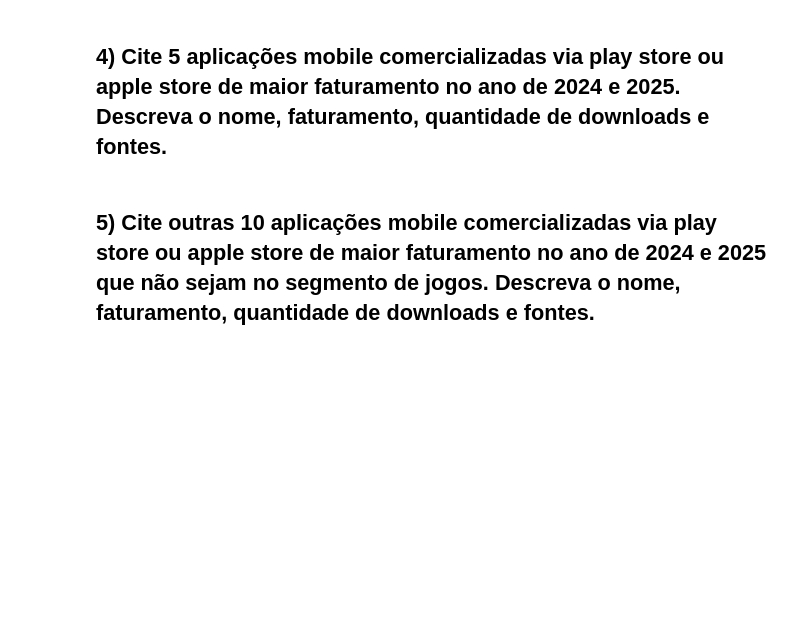
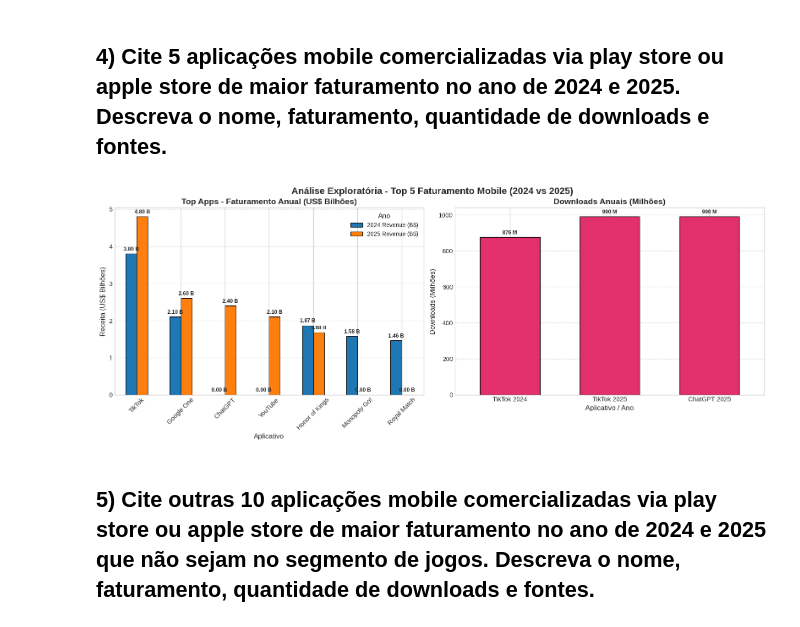
Before and after one commit to leeobazzana01/Mobile-Market-Share-, a Jupyter notebook: mobile_market_share_2026.ipynb, the cells around one changed output. Cells and saved outputs as stored; diff of their text form; code cells hidden in the pictures; blank space fills up the shorter version.

```diff
--- a/mobile_market_share_2026.ipynb
+++ b/mobile_market_share_2026.ipynb
@@ -882,6 +882,99 @@ No desenvolvimento de jogos para dispositivos móveis, a otimização de desempe
 ---
 # %% [markdown]
 ## 4) Cite 5 aplicações mobile comercializadas via play store ou apple store de maior faturamento no ano de 2024 e 2025. Descreva o nome, faturamento, quantidade de downloads e fontes.
+# %%
+# Dados de 2024 (exatamente como na sua tabela)
+data_2024 = {
+    'App': ['TikTok', 'Honor of Kings', 'Monopoly Go!', 'Royal Match', 'Google One'],
+    'Revenue_Billions': [3.8, 1.87, 1.58, 1.46, 2.1],  # Nota: Google One (2.1) é maior que 2º, 3º e 4º
+    'Downloads_Millions': [876, None, None, None, None]
+}
+
+# Dados de 2025 (exatamente como na sua tabela)
+data_2025 = {
+    'App': ['TikTok', 'Google One', 'ChatGPT', 'YouTube', 'Honor of Kings'],
+    'Revenue_Billions': [4.8, 2.6, 2.4, 2.1, 1.68],
+    'Downloads_Millions': [990, None, 990, None, None]
+}
+
+df_2024 = pd.DataFrame(data_2024)
+df_2025 = pd.DataFrame(data_2025)
+
+
+# Lista única com todos os aplicativos mencionados (para alinhar os anos)
+all_apps = ['TikTok', 'Google One', 'ChatGPT', 'YouTube',
+            'Honor of Kings', 'Monopoly Go!', 'Royal Match']
+
+# Mapeamento de receita por ano (valores nulos para apps que não aparecem naquele ano)
+rev_2024_map = {row['App']: row['Revenue_Billions'] for _, row in df_2024.iterrows()}
+rev_2025_map = {row['App']: row['Revenue_Billions'] for _, row in df_2025.iterrows()}
+
+# Cria o DataFrame base para o plot
+df_plot = pd.DataFrame({
+    'App': all_apps,
+    '2024 Revenue (B$)': [rev_2024_map.get(app, np.nan) for app in all_apps],
+    '2025 Revenue (B$)': [rev_2025_map.get(app, np.nan) for app in all_apps]
+})
+df_plot.set_index('App', inplace=True)
+
+# Ordena pela receita de 2025 (para ficar mais bonito visualmente)
+# Se quiser manter a ordem do ranking, comente a linha abaixo.
+df_plot = df_plot.sort_values('2025 Revenue (B$)', ascending=False)
+
+# ------------------------------------------------------------
+# 3. GRÁFICO 1: RECEITA ANUAL (BARRAS AGRUPADAS)
+# ------------------------------------------------------------
+
+fig, (ax1, ax2) = plt.subplots(1, 2, figsize=(16, 6))
+
+# --- Subplot 1: Barras Agrupadas ---
+colors = ['#1f77b4', '#ff7f0e']  # Azul para 2024, Laranja para 2025
+df_plot.plot(kind='bar', ax=ax1, color=colors, edgecolor='black', linewidth=0.8)
+
+ax1.set_title('Top Apps - Faturamento Anual (US$ Bilhões)', fontsize=14, fontweight='bold')
+ax1.set_ylabel('Receita (US$ Bilhões)', fontsize=12)
+ax1.set_xlabel('Aplicativo', fontsize=12)
+ax1.legend(title='Ano', fontsize=10)
+ax1.grid(axis='y', linestyle='--', alpha=0.6)
+
+# Adiciona os valores numéricos no topo das barras
+for container in ax1.containers:
+    ax1.bar_label(container, fmt='%.2f B', padding=3, fontsize=9, fontweight='bold')
+
+# Ajusta o ângulo do rótulo do eixo X para não sobrepor
+ax1.tick_params(axis='x', rotation=45)
+
+#gráfico 2: downloads
+# Coleta os downloads disponíveis
+downloads_data = [
+    {'App': 'TikTok 2024', 'Downloads (Milhões)': 876},
+    {'App': 'TikTok 2025', 'Downloads (Milhões)': 990},
+    {'App': 'ChatGPT 2025', 'Downloads (Milhões)': 990}
+]
+df_downloads = pd.DataFrame(downloads_data)
+df_downloads.set_index('App', inplace=True)
+
+#cores tematricas
+bar_colors = ['#e1306c', '#e1306c', '#10a37f']  # TikTok, TikTok, ChatGPT
+df_downloads.plot(kind='bar', ax=ax2, color=bar_colors, edgecolor='black', legend=False, width=0.6)
+
+ax2.set_title('Downloads Anuais (Milhões)', fontsize=14, fontweight='bold')
+ax2.set_ylabel('Downloads (Milhões)', fontsize=12)
+ax2.set_xlabel('Aplicativo / Ano', fontsize=12)
+ax2.grid(axis='y', linestyle='--', alpha=0.6)
+
+#adicionar valores numericos
+for container in ax2.containers:
+    ax2.bar_label(container, fmt='%d M', padding=3, fontsize=9, fontweight='bold')
+
+ax2.tick_params(axis='x', rotation=0)
+
+plt.tight_layout()
+plt.suptitle('Análise Exploratória - Top 5 Faturamento Mobile (2024 vs 2025)',
+             fontsize=16, fontweight='bold', y=1.02)
+plt.show()
+# %% [output]
+[figure, added]
 # %% [markdown]
 
 ## 5) Cite outras 10 aplicações mobile comercializadas via play store ou apple store de maior faturamento no ano de 2024 e 2025 que não sejam no segmento de jogos. Descreva o nome, faturamento, quantidade de downloads e fontes.
```
Also changed, not shown: parts of 10 cells of this notebook.
